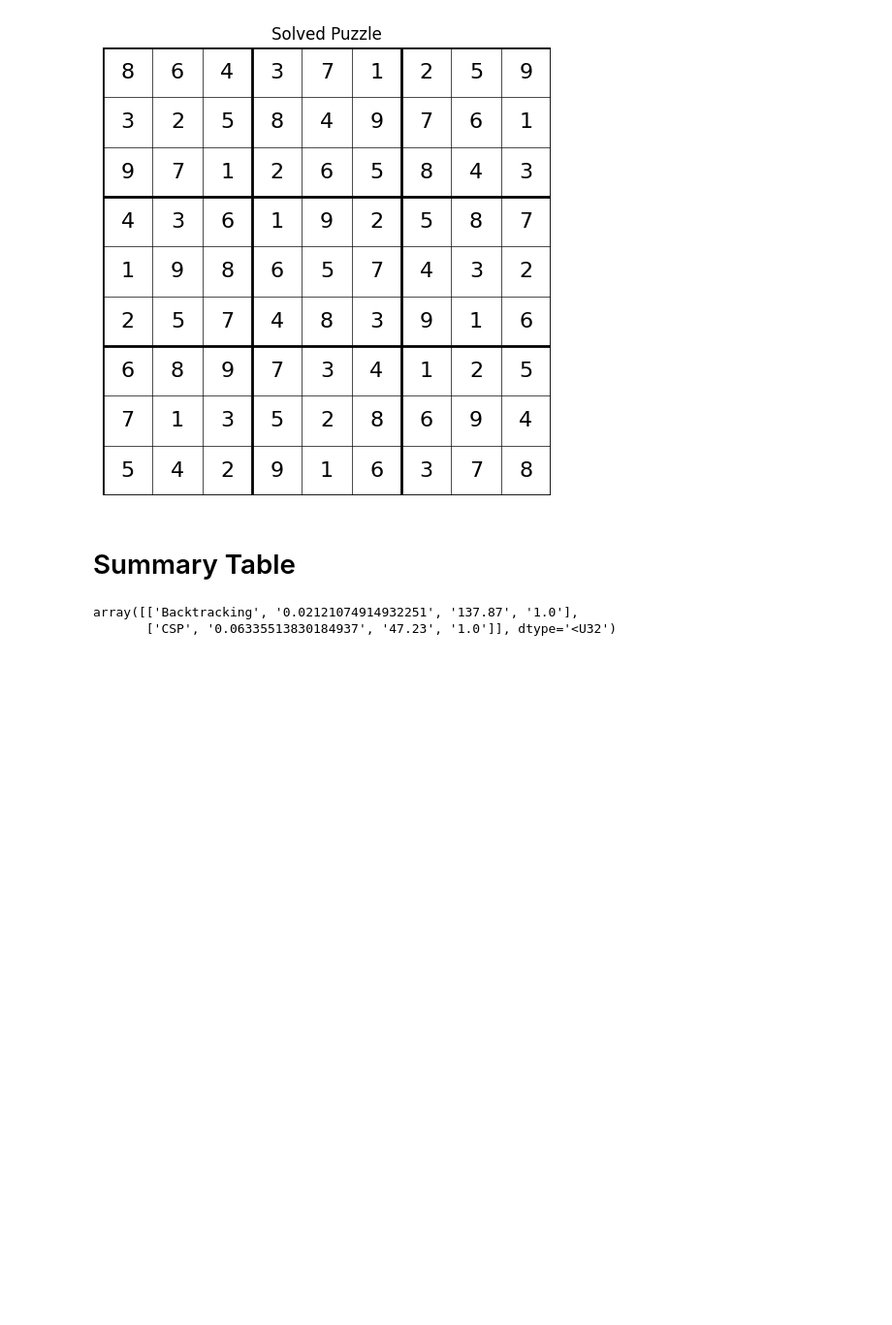
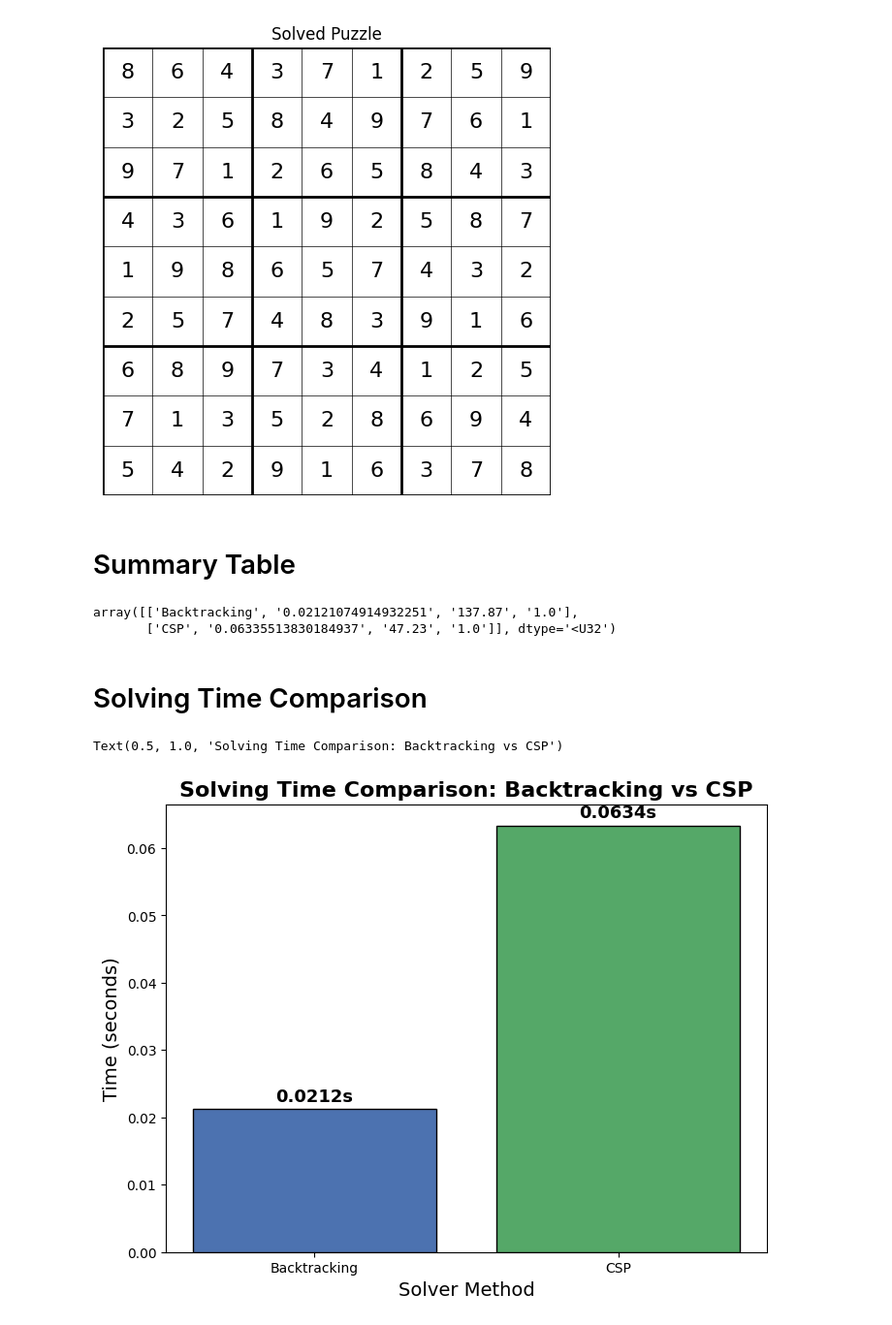
Before and after one commit to abdel-elkasaby/441-Sudoku-Project, a Jupyter notebook: sudoku.ipynb, the cells around one changed output. Shown at 97% size. Drawn from its saved outputs; the diff is of its cells as text; code cells hidden in the pictures; blank space fills up the shorter version.

```diff
--- a/sudoku.ipynb
+++ b/sudoku.ipynb
@@ -276,3 +276,38 @@ np.array([
 # %% [output]
 array([['Backtracking', '0.02121074914932251', '137.87', '1.0'],
        ['CSP', '0.06335513830184937', '47.23', '1.0']], dtype='<U32')
+# %% [markdown]
+# Solving Time Comparison
+# %%
+import matplotlib.pyplot as plt
+import numpy as np
+
+result = np.array([
+    ["Backtracking", bt_time, bt_assign, bt_acc],
+    ["CSP", csp_time, csp_assign, csp_acc]
+])
+
+
+methods = result[:, 0]
+times = result[:, 1].astype(float)
+
+plt.figure(figsize=(8,6))
+bars = plt.bar(methods, times, color=["#4C72B0", "#55A868"], edgecolor='black')
+
+# Add labels on bars
+for bar in bars:
+    y = bar.get_height()
+    plt.text(
+        bar.get_x() + bar.get_width()/2,
+        y + (max(times) * 0.01),       # fixes clipping
+        f"{y:.4f}s",
+        ha='center', va='bottom',
+        fontsize=13, fontweight='bold'
+    )
+
+plt.ylabel("Time (seconds)", fontsize=14)
+plt.xlabel("Solver Method", fontsize=14)
+plt.title("Solving Time Comparison: Backtracking vs CSP", fontsize=16, fontweight='bold')
+# %% [output]
+Text(0.5, 1.0, 'Solving Time Comparison: Backtracking vs CSP')
+[figure, added]
```
Also changed, not shown: parts of 4 cells of this notebook.
